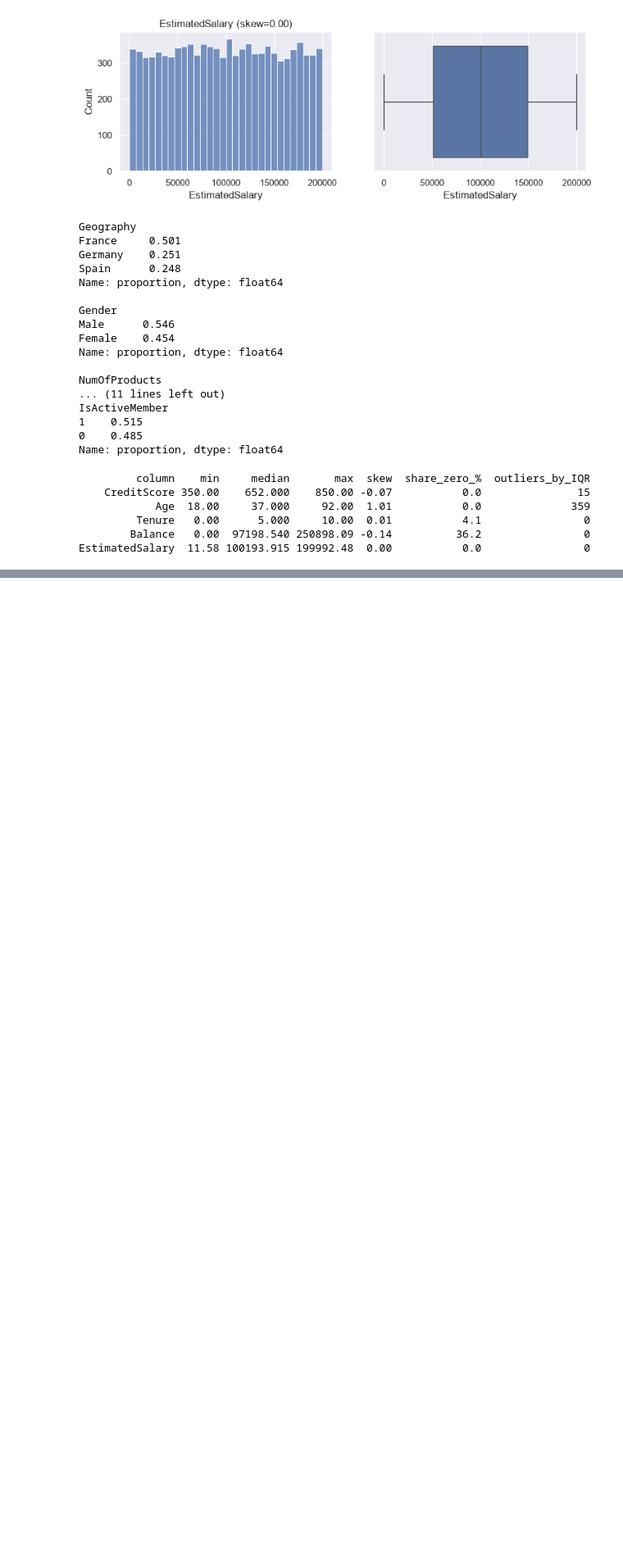
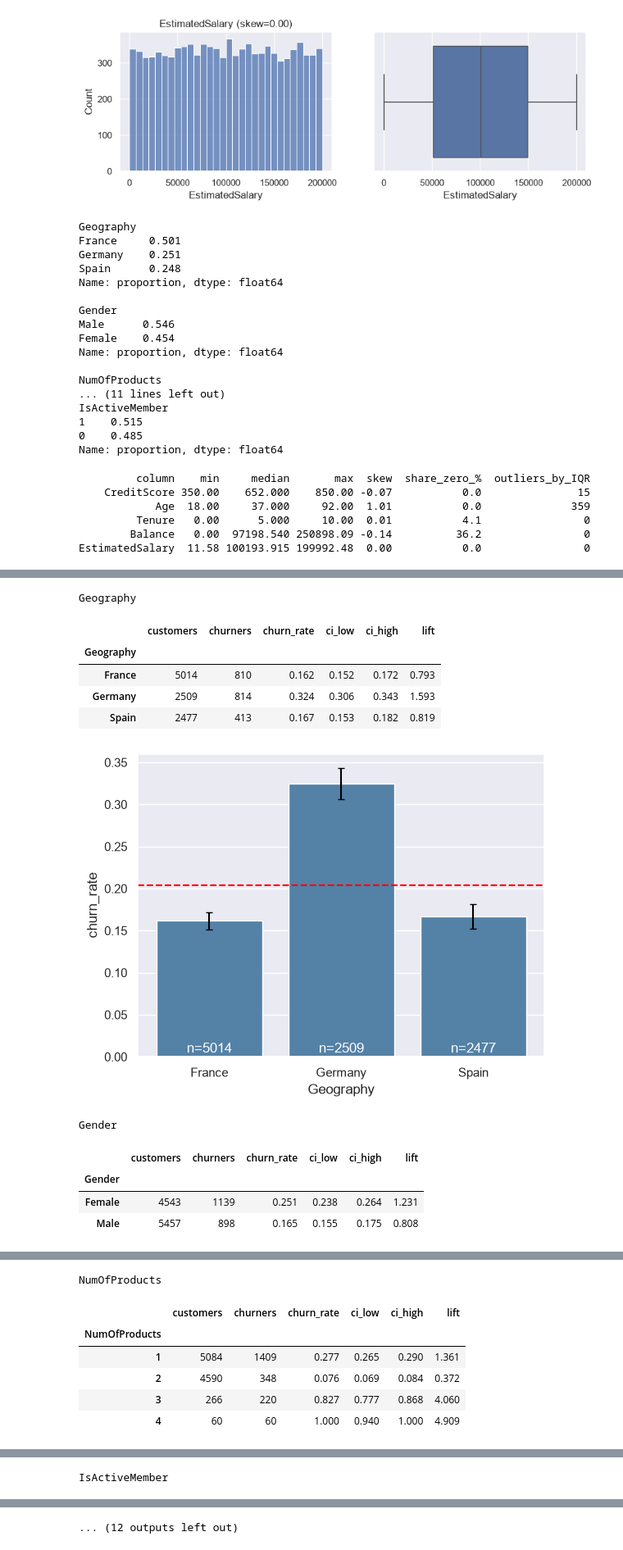
Before and after one commit to r33w33/Bank-Churn-Analysis, a Jupyter notebook: notebooks/01_eda.ipynb, the cells around one changed output, grey strips where cells are left out. Shown at 82% size. Drawn from its saved outputs; the diff is of its cells as text; code cells hidden in the pictures; blank space fills up the shorter version.

Commit message:
churn by feature with confidence intervals

```diff
--- a/notebooks/01_eda.ipynb
+++ b/notebooks/01_eda.ipynb
@@ -204,3 +204,9 @@ print(pd.DataFrame(rows).to_string(index=False))
          Tenure   0.00      5.000     10.00  0.01           4.1                0
         Balance   0.00  97198.540 250898.09 -0.14          36.2                0
 EstimatedSalary  11.58 100193.915 199992.48  0.00           0.0                0
+# %%
+df['AgeBand'] = pd.cut(df['Age'], [17,29,39,49,59,100], labels=['<30','30-39','40-49','50-59','60+'])
+df['CreditBand'] = pd.qcut(df['CreditScore'], 5, labels=['Q1','Q2','Q3','Q4','Q5'])
+df['BalanceBand'] = np.where(df['Balance']==0, 'Zero',
+    pd.qcut(df['Balance'].where(df['Balance']>0), 4, labels=['Q1','Q2','Q3','Q4']).astype(str))
+print(df[['AgeBand','CreditBand','BalanceBand']].describe())
@@ -206,0 +219,33 @@ EstimatedSalary  11.58 100193.915 199992.48  0.00           0.0                0
+# %%
+def churn_by(col):
+    g = df.groupby(col, observed=True)['Exited'].agg(customers='size', churners='sum')
+    g['churn_rate'] = g['churners'] / g['customers']
+    g['ci_low'], g['ci_high'] = proportion_confint(g['churners'], g['customers'], method='wilson')
+    g['lift'] = g['churn_rate'] / baseline
+    return g
+
+def plot_churn(col):
+    t = churn_by(col).reset_index()
+    ax = sns.barplot(data=t, x=col, y='churn_rate', color='steelblue')
+    ax.axhline(baseline, color='red', linestyle='--')
+    err = [(t['churn_rate'] - t['ci_low']).clip(lower=0), (t['ci_high'] - t['churn_rate']).clip(lower=0)]
+    ax.errorbar(range(len(t)), t['churn_rate'], yerr=err, fmt='none', color='black', capsize=3)
+    for i, n in enumerate(t['customers']):
+        ax.text(i, 0.005, f'n={n}', ha='center', color='white')
+    plt.show()
+# %%
+for c in ['Geography','Gender','NumOfProducts','IsActiveMember','HasCrCard','AgeBand','CreditBand','BalanceBand']:
+    print(c); display(churn_by(c).round(3)); plot_churn(c)
+# %% [output]
+Geography
+|  | customers | churners | churn_rate | ci_low | ci_high | lift |
+| Geography |  |  |  |  |  |  |
+| France | 5014 | 810 | 0.162 | 0.152 | 0.172 | 0.793 |
+| Germany | 2509 | 814 | 0.324 | 0.306 | 0.343 | 1.593 |
+| Spain | 2477 | 413 | 0.167 | 0.153 | 0.182 | 0.819 |
+[figure, added]
+Gender
+|  | customers | churners | churn_rate | ci_low | ci_high | lift |
+| Gender |  |  |  |  |  |  |
+| Female | 4543 | 1139 | 0.251 | 0.238 | 0.264 | 1.231 |
+| Male | 5457 | 898 | 0.165 | 0.155 | 0.175 | 0.808 |
@@ -206,0 +253,7 @@ EstimatedSalary  11.58 100193.915 199992.48  0.00           0.0                0
+NumOfProducts
+|  | customers | churners | churn_rate | ci_low | ci_high | lift |
+| NumOfProducts |  |  |  |  |  |  |
+| 1 | 5084 | 1409 | 0.277 | 0.265 | 0.290 | 1.361 |
+| 2 | 4590 | 348 | 0.076 | 0.069 | 0.084 | 0.372 |
+| 3 | 266 | 220 | 0.827 | 0.777 | 0.868 | 4.060 |
+| 4 | 60 | 60 | 1.000 | 0.940 | 1.000 | 4.909 |
@@ -206,0 +261 @@ EstimatedSalary  11.58 100193.915 199992.48  0.00           0.0                0
+IsActiveMember
@@ -206,0 +267 @@ EstimatedSalary  11.58 100193.915 199992.48  0.00           0.0                0
+... (12 outputs left out)
```
Also changed, not shown: parts of 8 cells of this notebook, 2 other files.
